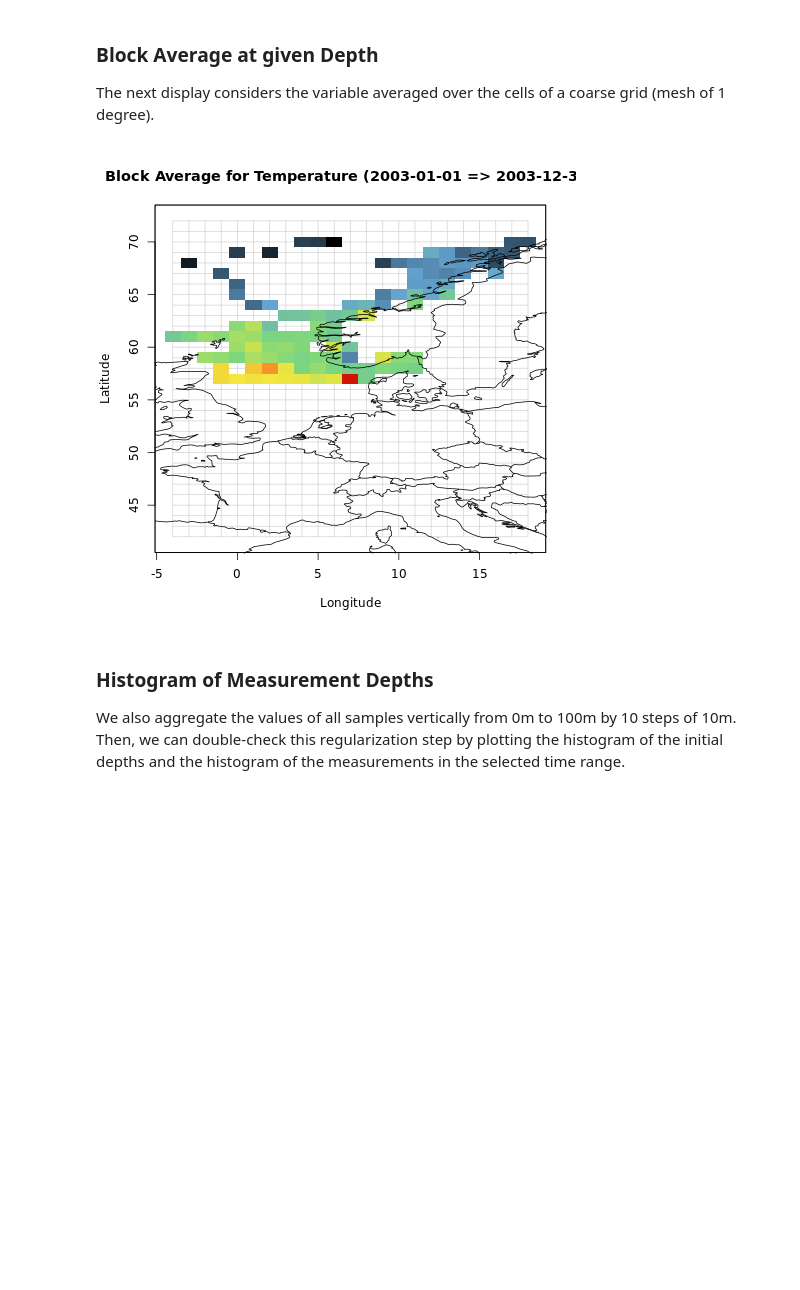
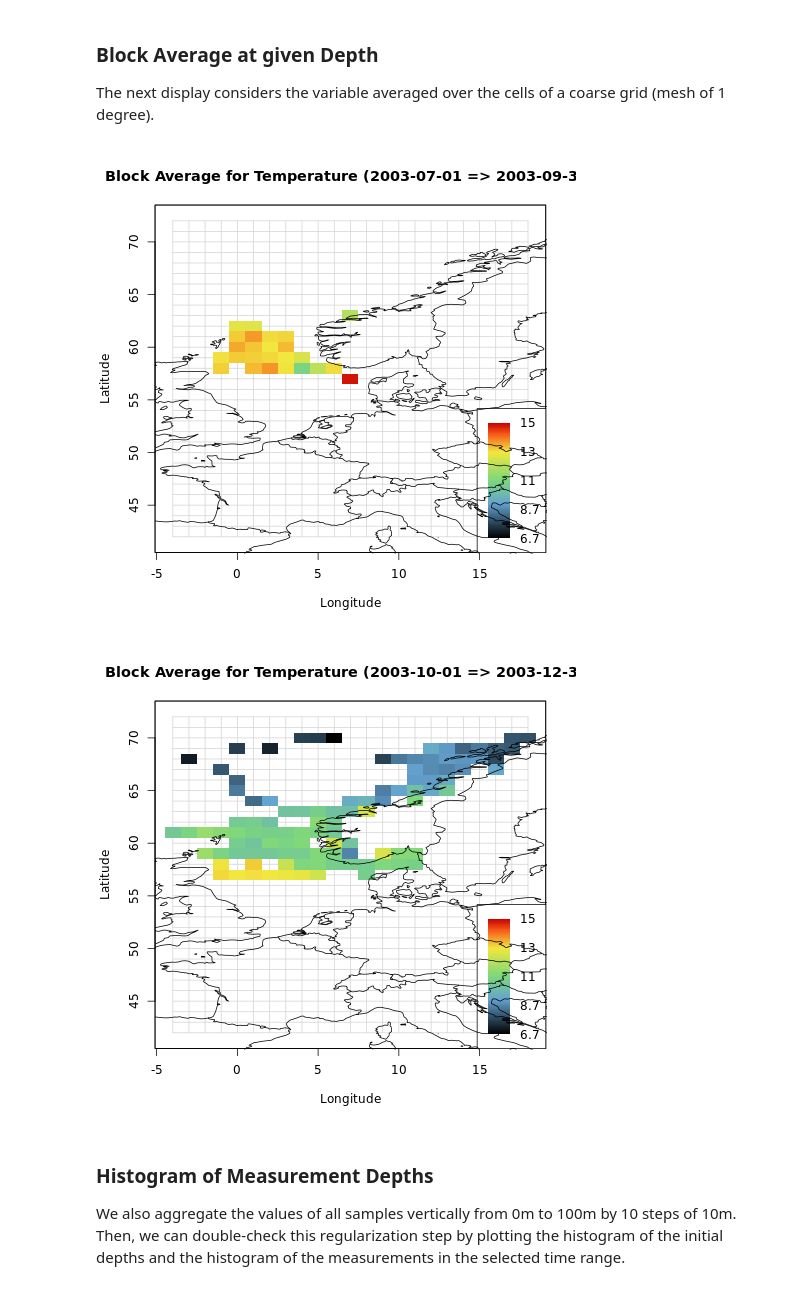
Before and after one commit to ec-intaros/iaos-showcase-app-Barents-Sea-CTD, a Jupyter notebook: Barrents sea - Data Scientist Notebook.ipynb, the cells around one changed output. Drawn from its saved outputs; the diff is of its cells as text; code cells hidden in the pictures; blank space fills up the shorter version.

```diff
--- a/Barrents sea - Data Scientist Notebook.ipynb
+++ b/Barrents sea - Data Scientist Notebook.ipynb
@@ -1188,6 +1188,0 @@ display_var(db0, var = var, colors = colors.temp, title = var, filename = var)
-# %%
-%%R
-filename = paste0(var," - Projection Gnomonic")
-projec.define(projection="gnomonic")
-display_var(db0, var = var, colors = colors.temp, title = filename, filename = filename)
-projec.toggle(0)
@@ -1200,6 +1188,0 @@ Use 'projec.define' to modify previous values
-# %%
-%%R
-filename = paste0(var," - Projection Mecca[10]")
-projec.define(projection="mecca",parameters=10)
-display_var(db0, var = var, colors = colors.temp, title = filename, filename = filename)
-projec.toggle(0)
@@ -1227,6 +1204,6 @@ for (year in subyears)
   filename  = paste0(var,"_Year_",year)
   title     = build_title(var, date_lim)
   display_var(db, var, var_scale = var_scale0, colors = colors.temp,
-              title = title, filename = filename)
+              title = title, filename = filename, pos.legend=1)
 }
 # %% [output]
@@ -1247,7 +1224,7 @@ var_scale = get_db_limits_var(db1,var)
 
 # Comment the following lines if you want to to display all trimesters / years
 subyears = years[1]
-sub_trim = trimesters[4] # The trimester to focus the analysis on.
+sub_trim = c(trimesters[3],trimesters[4])
 
 # Loop on the years / trimesters to be displayed
 for (year in subyears)
@@ -1258,6 +1235,6 @@ for (year in subyears)
     filename  = paste0(var,"_Trim_",year,"_T",itri)
     title     = build_title(var, date_lim)
     display_var(db, var,  var_scale = var_scale, colors = colors.temp,
-                title = title, filename = filename)
+                title = title, filename = filename, pos.legend=1)
   }
 # %% [output]
@@ -1269,27 +1247,29 @@ The next display considers the variable averaged over the cells of a coarse grid
 # %%
 %%R
 depth_lim=c(depth1,depth2)
 mesh = 1
 # Select samples and set the color scale
 db1       = apply_sel(db0, depth_lim=depth_lim,compress = TRUE)
 var_scale = get_db_limits_var(db1,var)
 
 # Comment the following line if you want to to display all years
 subyears = years[1]
 
 # Loop on the years
+
 for (year in subyears)
-{
-  date_lim  = create_limits_date(year)
-  db        = apply_sel(db1, date_lim=date_lim)
-  filename  = paste0(var,"_Mean_",year)
-  title     = paste("Block Average for", build_title(var, date_lim))
-  dbg       = stats_grid(db, var, fun = "mean", mesh = mesh)
-  display_stats(dbg, var, var_scale = var_scale, colors = colors.temp,
-                title = title, filename = filename)
-}
+  for (itri in sub_trim)
+  {
+    date_lim  = create_limits_date(year, trimester=itri)
+      db        = apply_sel(db1, date_lim=date_lim)
+      filename  = paste0(var,"_Mean_",year)
+      title     = paste("Block Average for", build_title(var, date_lim))
+      dbg       = stats_grid(db, var, fun = "mean", mesh = mesh)
+      display_stats(dbg, var, var_scale = var_scale, colors = colors.temp,
+                    title = title, filename = filename, pos.legend=1)}
 # %% [output]
-[figure, old version]
+[figure, new version]
+[figure, added]
 # %% [markdown]
 ### Histogram of Measurement Depths
 
```
Also changed, not shown: parts of 22 cells of this notebook.
